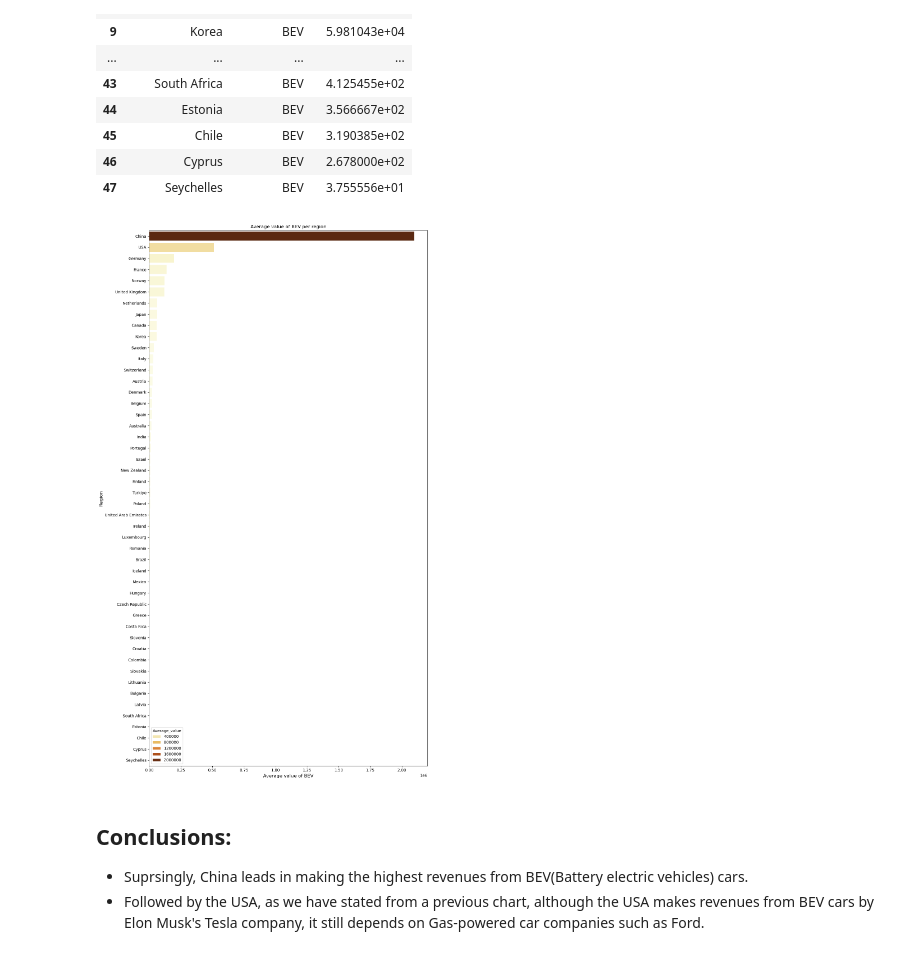
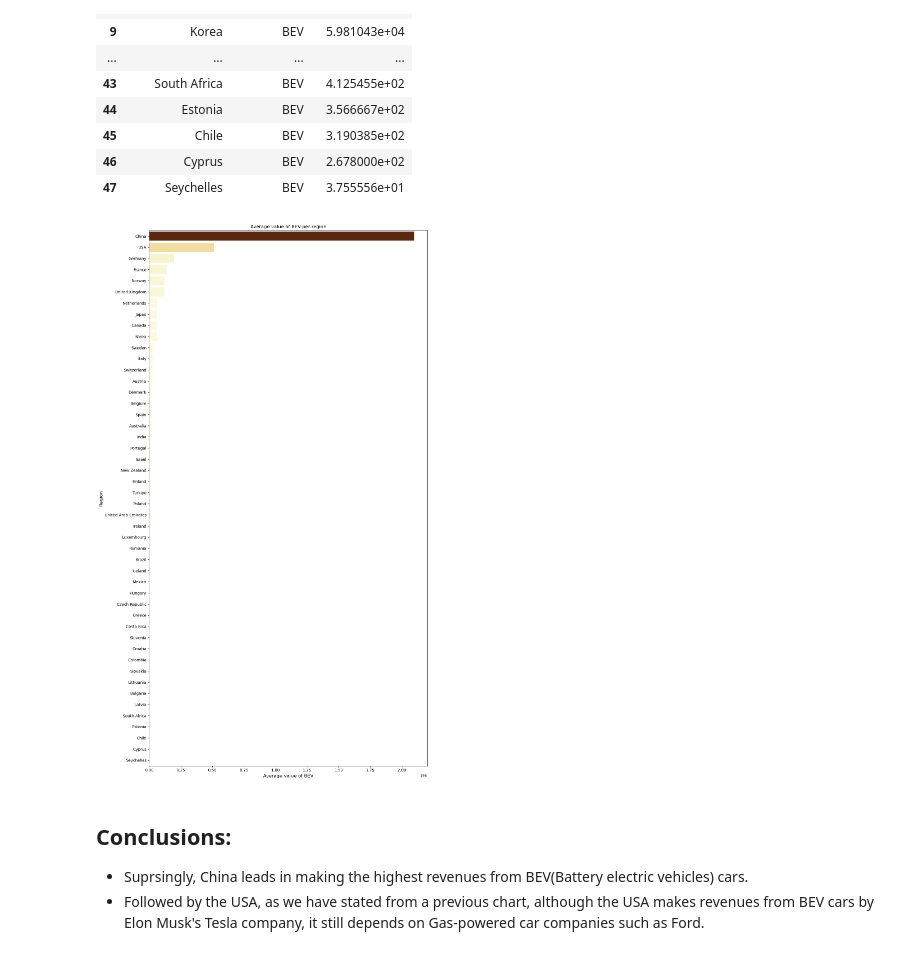
Before and after one commit to Fady-Foash97/Data-analysis-using-Pandas, a Jupyter notebook: Electric cars.ipynb, the cells around one changed output. Drawn from its saved outputs; the diff is of its cells as text; code cells hidden in the pictures.

```diff
--- a/Electric cars.ipynb
+++ b/Electric cars.ipynb
@@ -457,14 +458,15 @@ BEV_Average_sorted1
 # %%
 plt.figure(figsize= (12, 20))
 sns.barplot(data = BEV_Average_sorted1, x = BEV_Average_sorted1['Average_value'], y = BEV_Average_sorted1['region'], hue = 'Average_value',
             palette = sns.color_palette("YlOrBr", as_cmap = True))
 plt.xlabel('Average value of BEV', size = 12)
 plt.ylabel('Region', size = 12)
 plt.title('Average value of BEV per region', size = 12)
 plt.tight_layout()
+plt.legend().remove()
 plt.show()
 # %% [output]
-[figure, old version]
+[figure, new version]
 # %% [markdown]
 ## Conclusions:
 - Suprsingly, China leads in making the highest revenues from BEV(Battery electric vehicles) cars.
```
Also changed, not shown: parts of 1 cell of this notebook.
